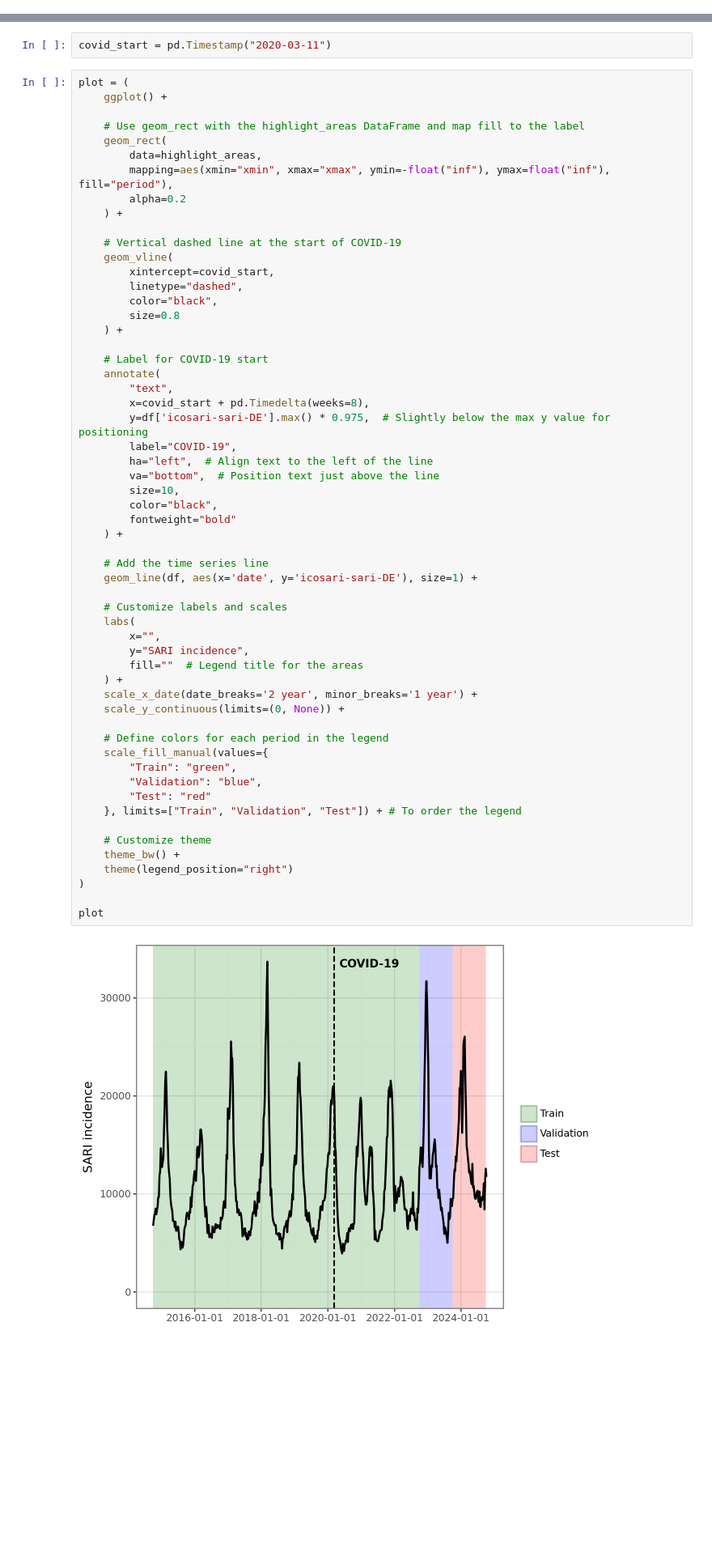
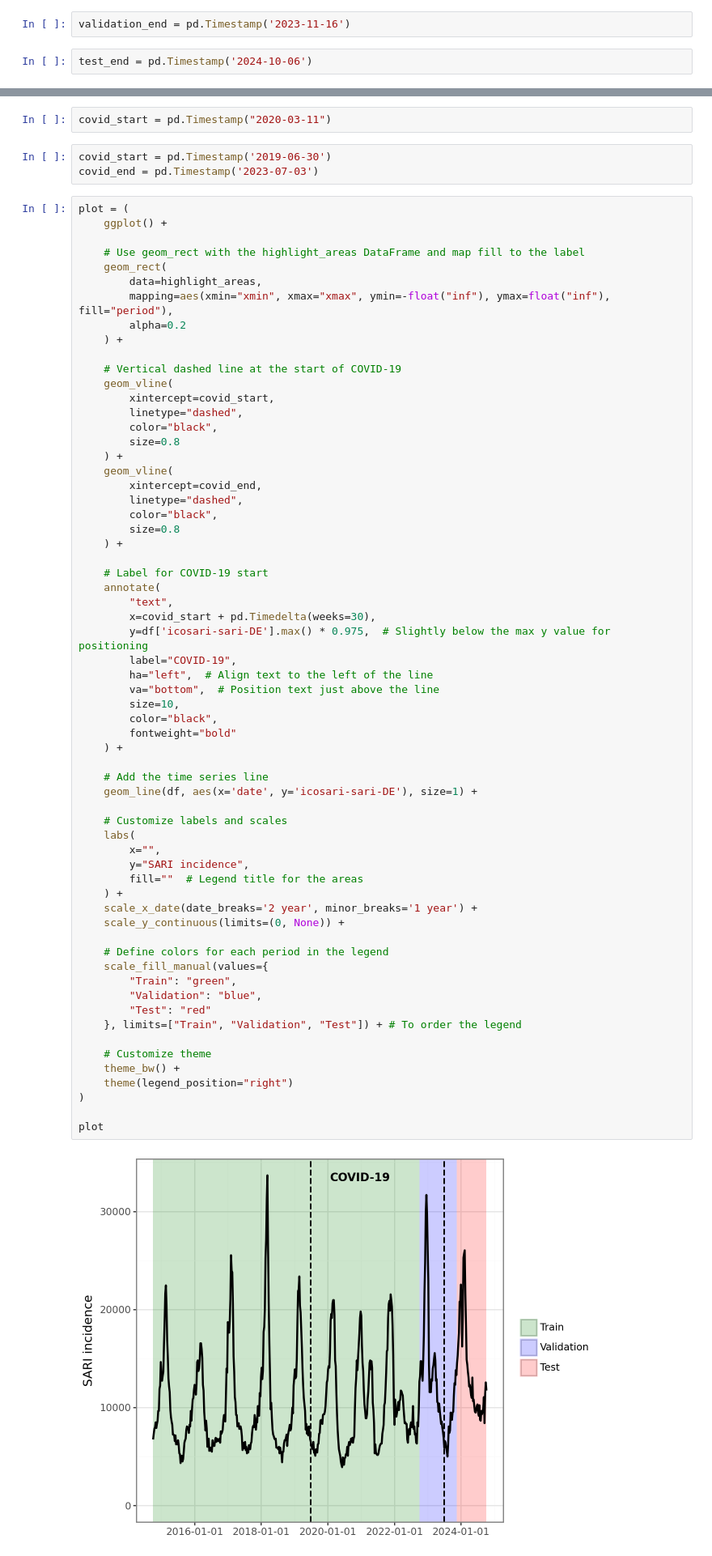
Before and after one commit to dwolffram/SARI-ML, a Jupyter notebook: plotting/plot_sari.ipynb, the cells around one changed output, grey strips where cells are left out. Shown at 81% size. Cells and saved outputs as stored; diff of their text form; blank space fills up the shorter version.

```diff
--- a/plotting/plot_sari.ipynb
+++ b/plotting/plot_sari.ipynb
@@ -51,0 +24,4 @@ targets, covariates = load_realtime_training_data()
+# %%
+validation_end = pd.Timestamp('2023-11-16')
+# %%
+test_end = pd.Timestamp('2024-10-06')
@@ -73,5 +45,8 @@ targets = targets[:test_end]
 # %%
 covid_start = pd.Timestamp("2020-03-11")
+# %%
+covid_start = pd.Timestamp('2019-06-30')
+covid_end = pd.Timestamp('2023-07-03')
 # %%
 plot = (
     ggplot() +
@@ -90,11 +65,17 @@ plot = (
         color="black",
         size=0.8
     ) +
+    geom_vline(
+        xintercept=covid_end,
+        linetype="dashed",
+        color="black",
+        size=0.8
+    ) +
 
     # Label for COVID-19 start
     annotate(
         "text",
-        x=covid_start + pd.Timedelta(weeks=8),
+        x=covid_start + pd.Timedelta(weeks=30),
         y=df['icosari-sari-DE'].max() * 0.975,  # Slightly below the max y value for positioning
         label="COVID-19",
         ha="left",  # Align text to the left of the line
@@ -103,32 +84,32 @@ plot = (
         color="black",
         fontweight="bold"
     ) +
 
     # Add the time series line
     geom_line(df, aes(x='date', y='icosari-sari-DE'), size=1) +
 
     # Customize labels and scales
     labs(
         x="",
         y="SARI incidence",
         fill=""  # Legend title for the areas
     ) +
     scale_x_date(date_breaks='2 year', minor_breaks='1 year') +
     scale_y_continuous(limits=(0, None)) +
 
     # Define colors for each period in the legend
     scale_fill_manual(values={
         "Train": "green",
         "Validation": "blue",
         "Test": "red"
     }, limits=["Train", "Validation", "Test"]) + # To order the legend
 
     # Customize theme
     theme_bw() +
     theme(legend_position="right")
 )
 
 plot
 # %% [output]
-[figure, old version]
+[figure, new version]
 # %%
```
Also changed, not shown: parts of 16 cells of this notebook, 4 other files.
